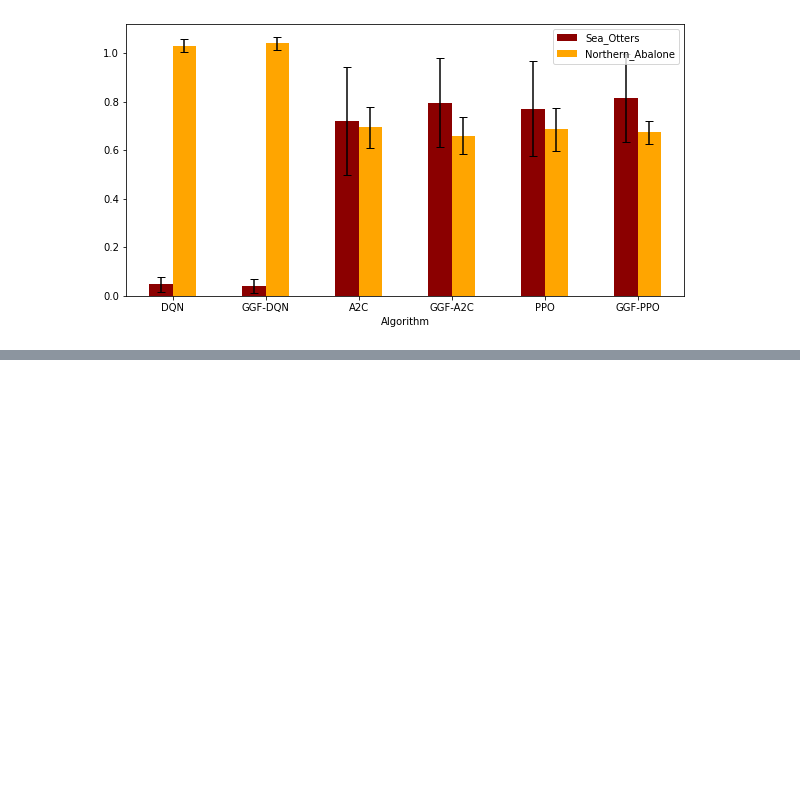
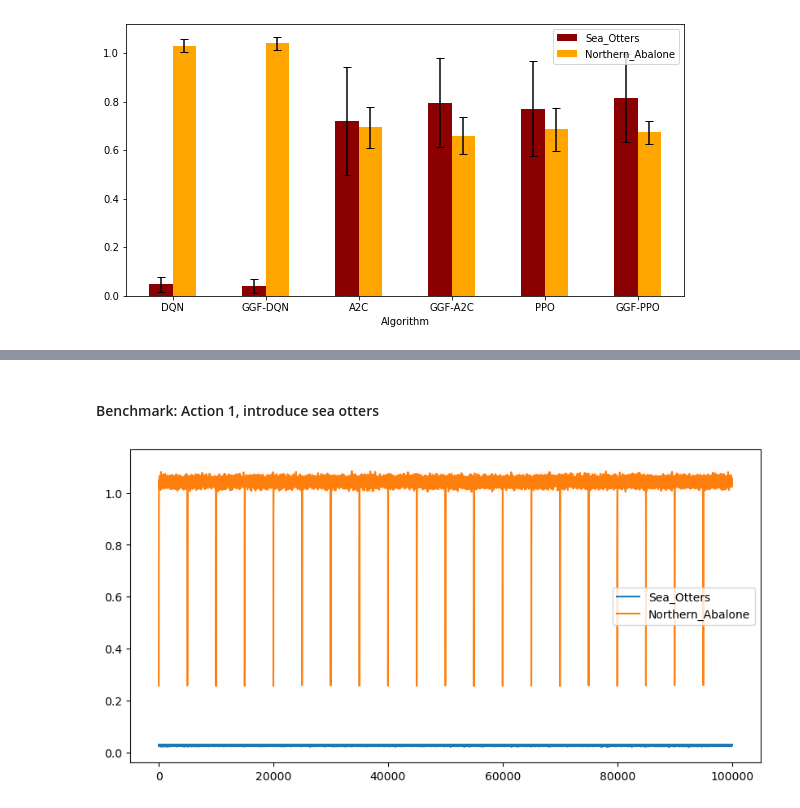
Before and after one commit to yan-dot-zhang/Fair-RL-project, a Jupyter notebook: AnalyzeResult.ipynb, the cells around one changed output, grey strips where cells are left out. Cells and saved outputs as stored; diff of their text form; code cells hidden in the pictures; blank space fills up the shorter version.

```diff
--- a/AnalyzeResult.ipynb
+++ b/AnalyzeResult.ipynb
@@ -112,0 +144,7 @@ plt.show()
+# %% [markdown]
+#### Benchmark: Action 1, introduce sea otters
+# %%
+# Action 1
+test_benchmark_policy('reward_action1_run')
+# %% [output]
+[figure, added]
```
Also changed, not shown: parts of 10 cells of this notebook, 3 other files.
